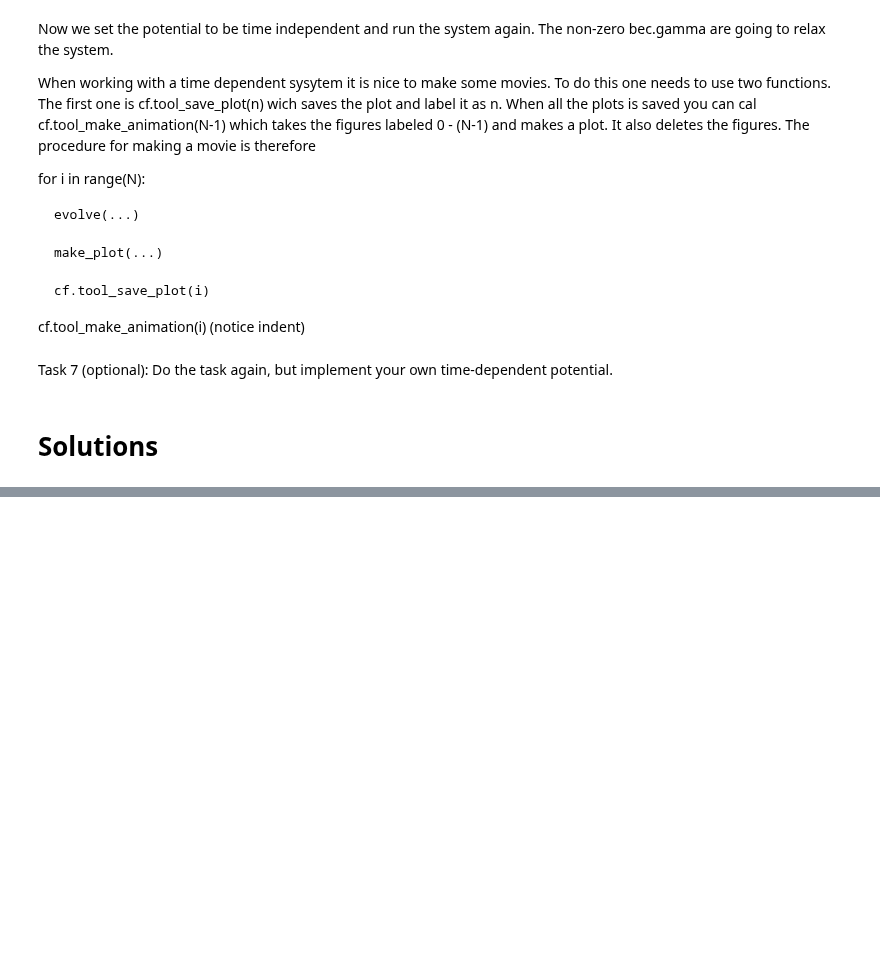
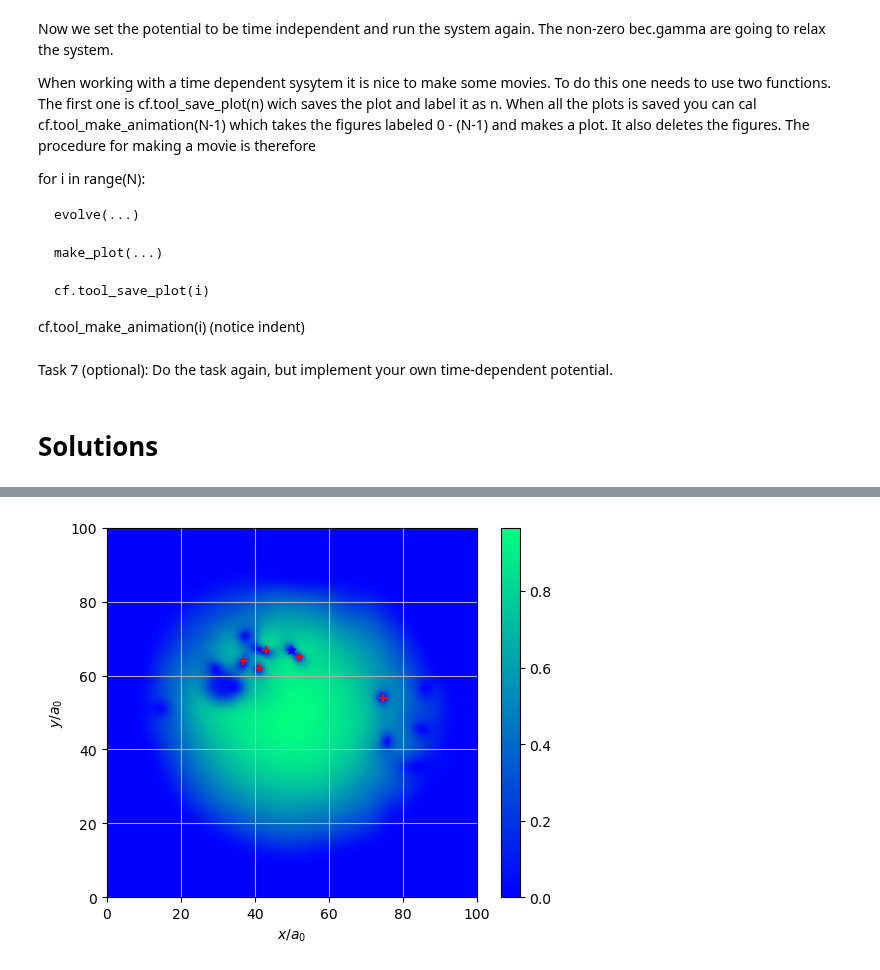
Before and after one commit to vidarsko/ComFiT, a Jupyter notebook: tutorial/bose_einstein_condensate_time_dependenent_potentials.ipynb, the cells around one changed output, grey strips where cells are left out. Drawn from its saved outputs; the diff is of its cells as text; code cells hidden in the pictures; blank space fills up the shorter version.

```diff
--- a/tutorial/bose_einstein_condensate_time_dependenent_potentials.ipynb
+++ b/tutorial/bose_einstein_condensate_time_dependenent_potentials.ipynb
@@ -139,16 +147,18 @@ plt.show()
 # %%
 ### here is some code for making a video
 N = 300
 for n in range(N):
     bec.evolve_dGPE(10)
-    fig,ax=bec.plot_field(abs(bec.psi)**2,colormap='gray',cmap_symmetric=False,
+    fig,ax=bec.plot_field(abs(bec.psi)**2,colormap='winter',cmap_symmetric=False,
                 clims=[0,1])
     nodes = bec.calc_vortex_nodes()
     bec.plot_vortex_nodes(nodes,ax)
     cf.tool_save_plot(n)
 
 
 cf.tool_make_animation_gif(n)
+# %% [output]
+[figure, added]
 # %%
 const_pot = V_t(bec.time)
 
```
Also changed, not shown: parts of 4 cells of this notebook, 10 other files.
